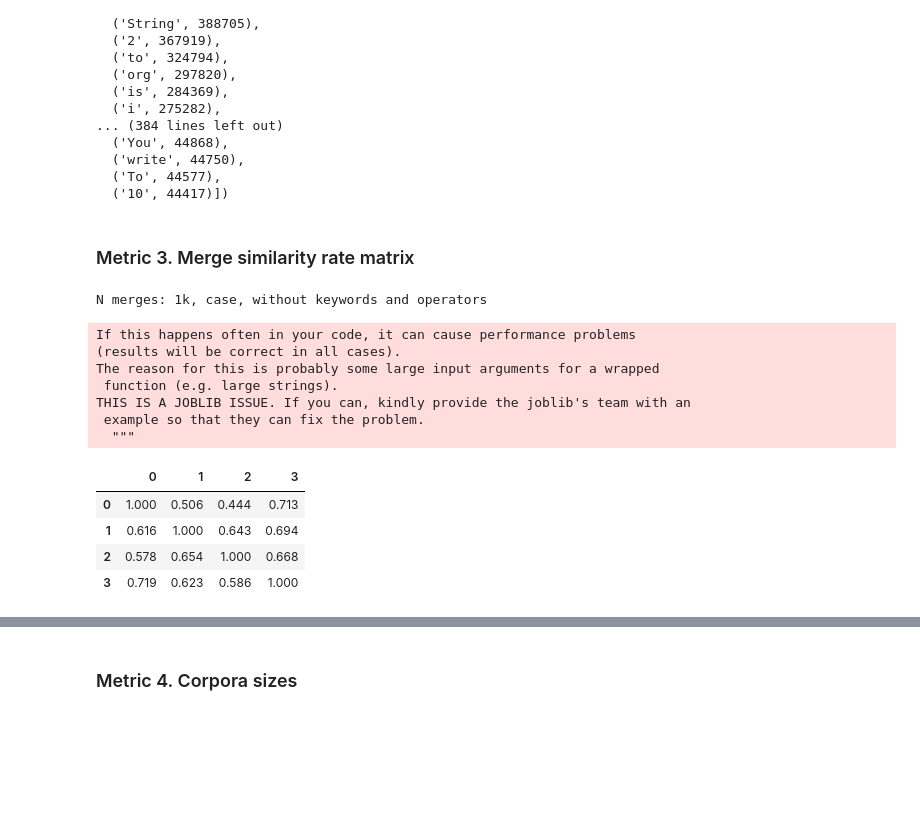
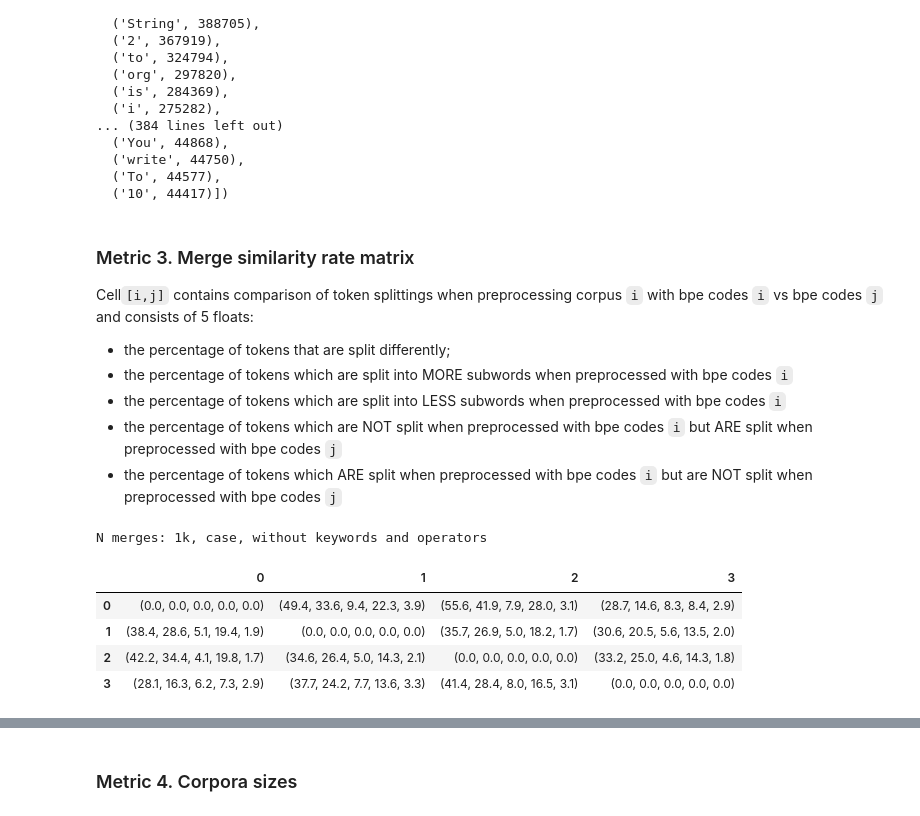
Before and after one commit to hlibbabii/log-recommender-dataprep, a Jupyter notebook: metrics/multilang.ipynb, the cells around one changed output, grey strips where cells are left out. Drawn from its saved outputs; the diff is of its cells as text; code cells hidden in the pictures; blank space fills up the shorter version.

Commit message:
update metrics

```diff
--- a/metrics/multilang.ipynb
+++ b/metrics/multilang.ipynb
@@ -410,30 +421,39 @@ list(multilang_bpe_vocab.items())[:200], list(multilang_all_vocab.items())[:200]
   ('write', 44750),
   ('To', 44577),
   ('10', 44417)])
-# %% [markdown]
-### Metric 3. Merge similarity rate matrix
+# %% [markdown]
+### Metric 3. Merge similarity rate matrix
+Cell`[i,j]` contains comparison of token splittings when preprocessing corpus `i` with bpe codes `i` vs bpe codes `j` and consists of 5 floats:
+*    the percentage of tokens that are split differently;
+*    the percentage of tokens which are split into MORE subwords when preprocessed with bpe codes `i`
+*    the percentage of tokens which are split into LESS subwords when preprocessed with bpe codes `i`
+*    the percentage of tokens which are NOT split when preprocessed with bpe codes `i` but ARE split when preprocessed with bpe codes `j`
+*    the percentage of tokens which ARE split when preprocessed with bpe codes `i` but are NOT split when preprocessed with bpe codes `j`
+# %%
+import collections
+import numbers
+def pformat(thing, formatfunc):
+    if isinstance(thing, dict):
+        return type(thing)((key, pformat(value, formatfunc)) for key, value in thing.iteritems())
+    if isinstance(thing, collections.Container):
+        return type(thing)(pformat(value, formatfunc) for value in thing)
+    if isinstance(thing, numbers.Number):
+        return formatfunc(thing)
+    return thing
 # %%
-from metrics.matrix import merge_similarity_rate_matrix
-
+n_merges = 1000
 print(f"N merges: {n_merges//1000}k, case, without keywords and operators")
 m = merge_similarity_rate_matrix([java_bpe_vocab, python_bpe_vocab, c_bpe_vocab, multilang_bpe_vocab],
                                  [java_merges[:n_merges], python_merges[:n_merges], c_merges[:n_merges], multilang_merges[:n_merges]])
 
-DataFrame(m).round(3)
+DataFrame(pformat(m, lambda s: f'{s*100:.1f}'))
 # %% [output]
 N merges: 1k, case, without keywords and operators
-If this happens often in your code, it can cause performance problems
-(results will be correct in all cases).
-The reason for this is probably some large input arguments for a wrapped
- function (e.g. large strings).
-THIS IS A JOBLIB ISSUE. If you can, kindly provide the joblib's team with an
- example so that they can fix the problem.
-  """
 |  | 0 | 1 | 2 | 3 |
-| 0 | 1.000 | 0.506 | 0.444 | 0.713 |
-| 1 | 0.616 | 1.000 | 0.643 | 0.694 |
-| 2 | 0.578 | 0.654 | 1.000 | 0.668 |
-| 3 | 0.719 | 0.623 | 0.586 | 1.000 |
+| 0 | (0.0, 0.0, 0.0, 0.0, 0.0) | (49.4, 33.6, 9.4, 22.3, 3.9) | (55.6, 41.9, 7.9, 28.0, 3.1) | (28.7, 14.6, 8.3, 8.4, 2.9) |
+| 1 | (38.4, 28.6, 5.1, 19.4, 1.9) | (0.0, 0.0, 0.0, 0.0, 0.0) | (35.7, 26.9, 5.0, 18.2, 1.7) | (30.6, 20.5, 5.6, 13.5, 2.0) |
+| 2 | (42.2, 34.4, 4.1, 19.8, 1.7) | (34.6, 26.4, 5.0, 14.3, 2.1) | (0.0, 0.0, 0.0, 0.0, 0.0) | (33.2, 25.0, 4.6, 14.3, 1.8) |
+| 3 | (28.1, 16.3, 6.2, 7.3, 2.9) | (37.7, 24.2, 7.7, 13.6, 3.3) | (41.4, 28.4, 8.0, 16.5, 3.1) | (0.0, 0.0, 0.0, 0.0, 0.0) |
 # %%
 n_merges = 1000
 print(f"N merges: {n_merges//1000}k, case, including keywords and operators")
```
Also changed, not shown: parts of 4 cells of this notebook.
